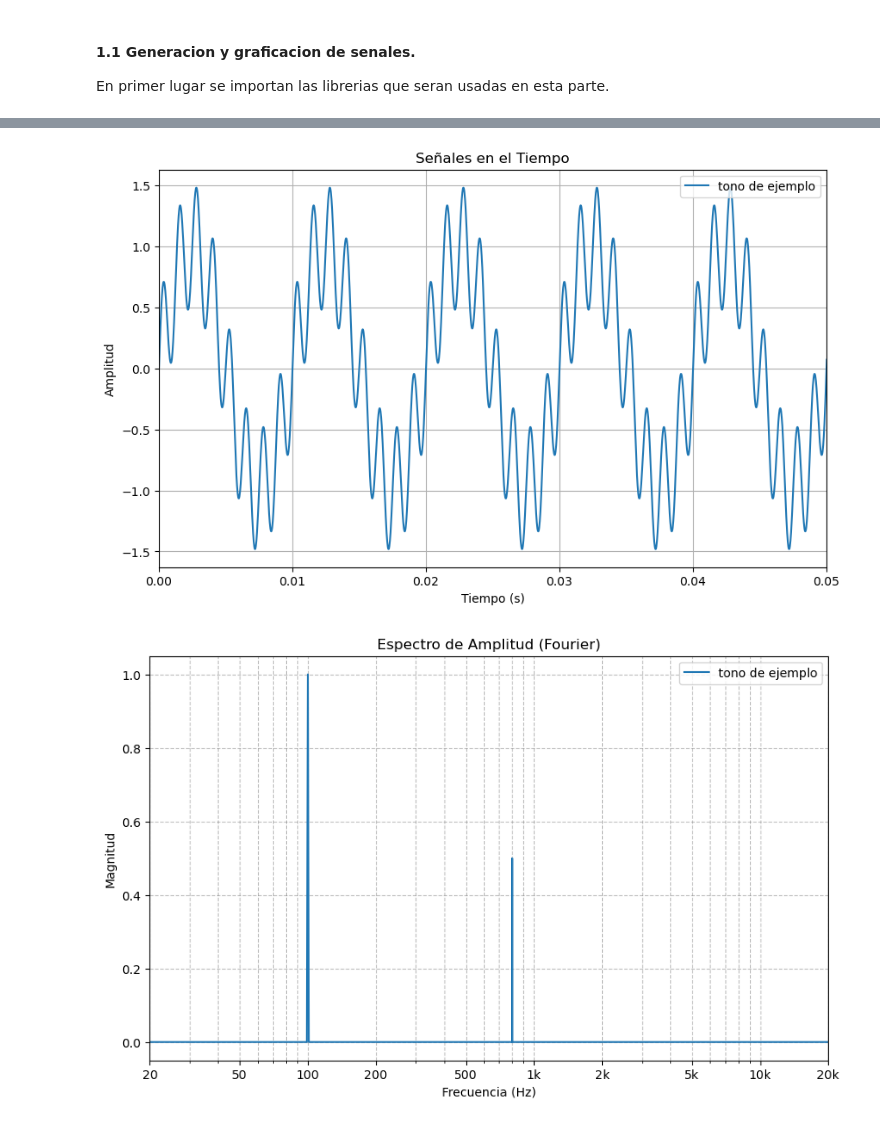
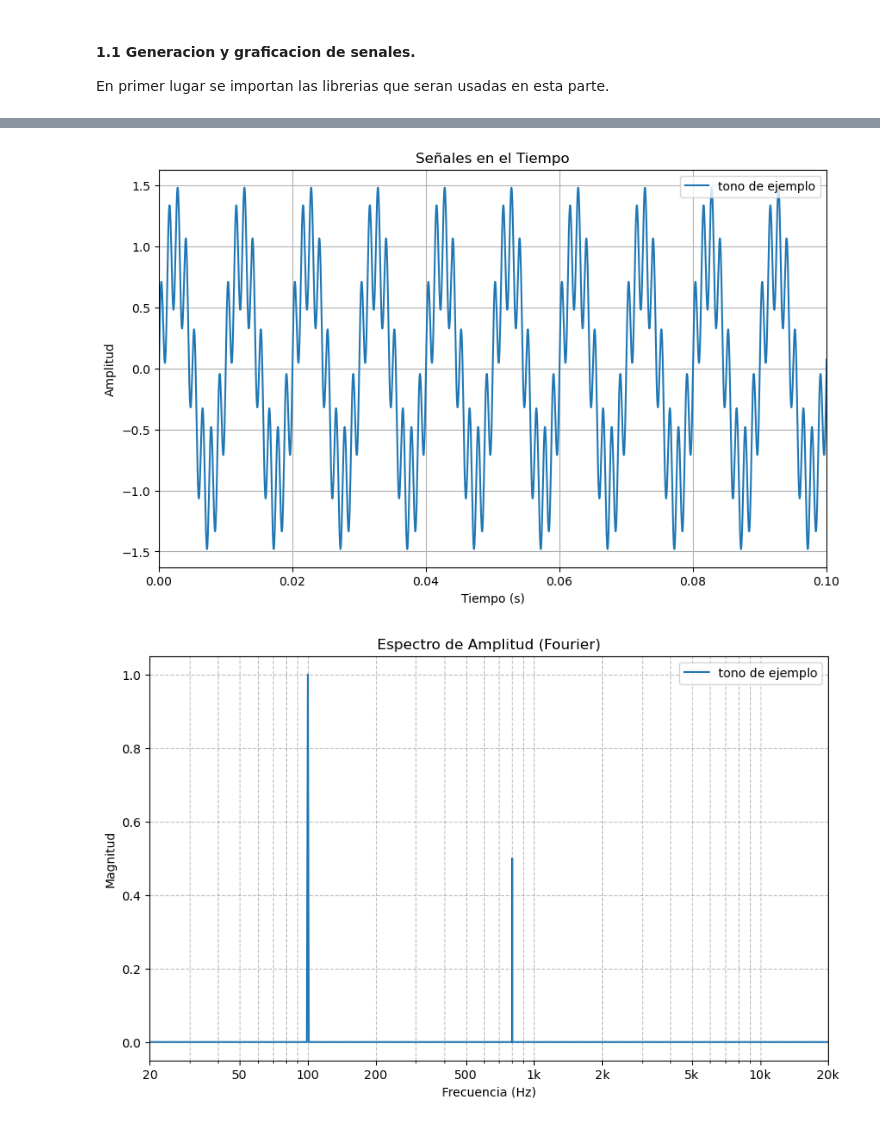
Before and after one commit to mattialuciana/DSP, a Jupyter notebook: Angio_Bajaroff_Mattia_Winiar.ipynb, the cells around one changed output, grey strips where cells are left out. Drawn from its saved outputs; the diff is of its cells as text; code cells hidden in the pictures.

```diff
--- a/Angio_Bajaroff_Mattia_Winiar.ipynb
+++ b/Angio_Bajaroff_Mattia_Winiar.ipynb
@@ -33,9 +33,9 @@ graficar_f(fs, tono_puro, 'tono de ejemplo')
 # %%
 # Se prueba sumando senales
 tono_puro_2 = generar_tono_puro(amplitud=0.5, duracion=1, fs=44100, frecuencia=800)
 senal_compuesta = sumar_senales(tono_puro_1, tono_puro_2)
-graficar_t(fs, senal_compuesta, 'tono de ejemplo', xlim=(0, 0.05))
-graficar_f(fs, senal_compuesta, 'tono de ejemplo')
+graficar_t(44100, senal_compuesta, 'tono de ejemplo', xlim=(0,0.1))
+graficar_f(44100, senal_compuesta, 'tono de ejemplo')
 # %% [output]
-[figure, old version]
+[figure, new version]
 [figure]
```
Also changed, not shown: parts of 2 cells of this notebook, 3 other files.
